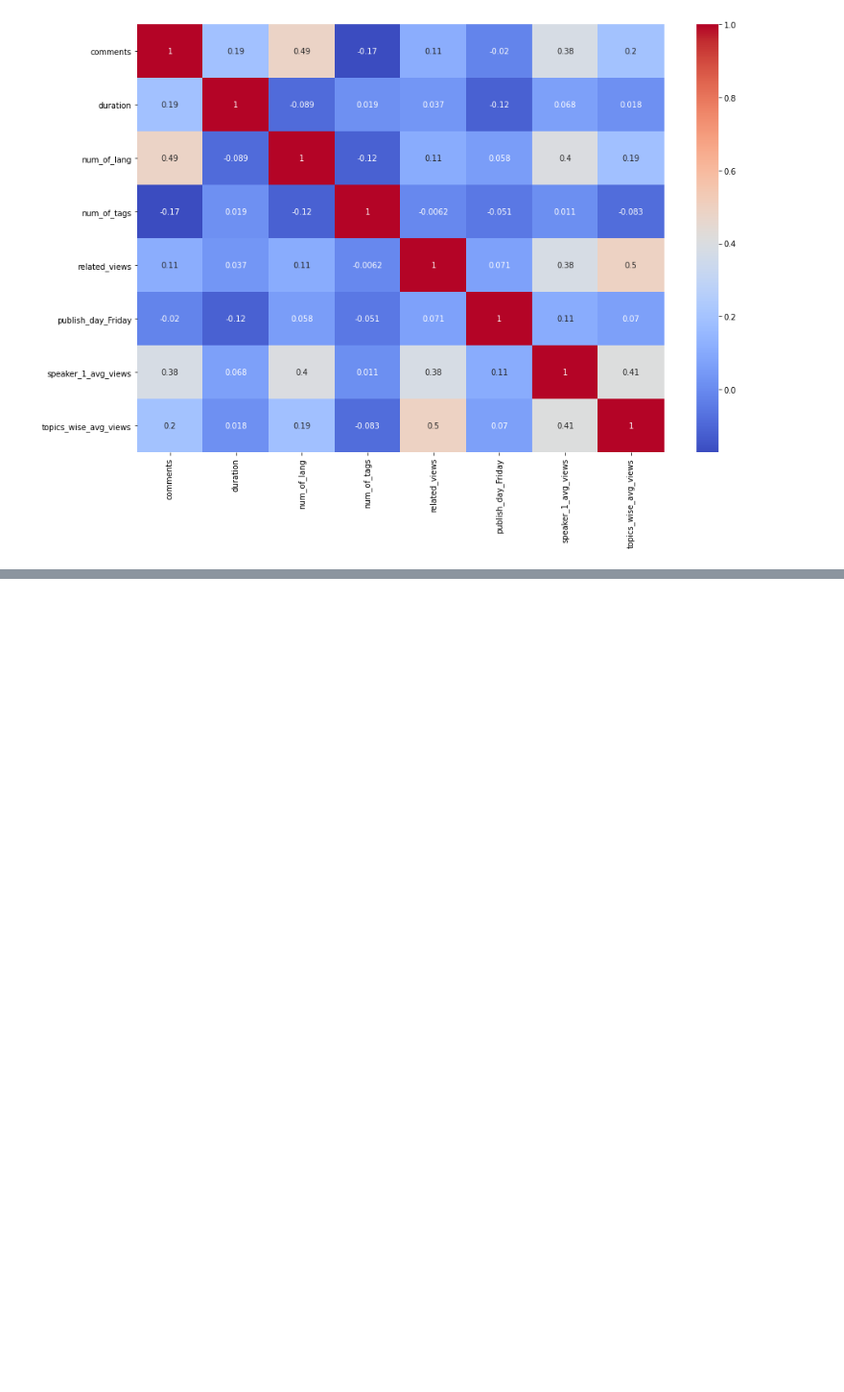
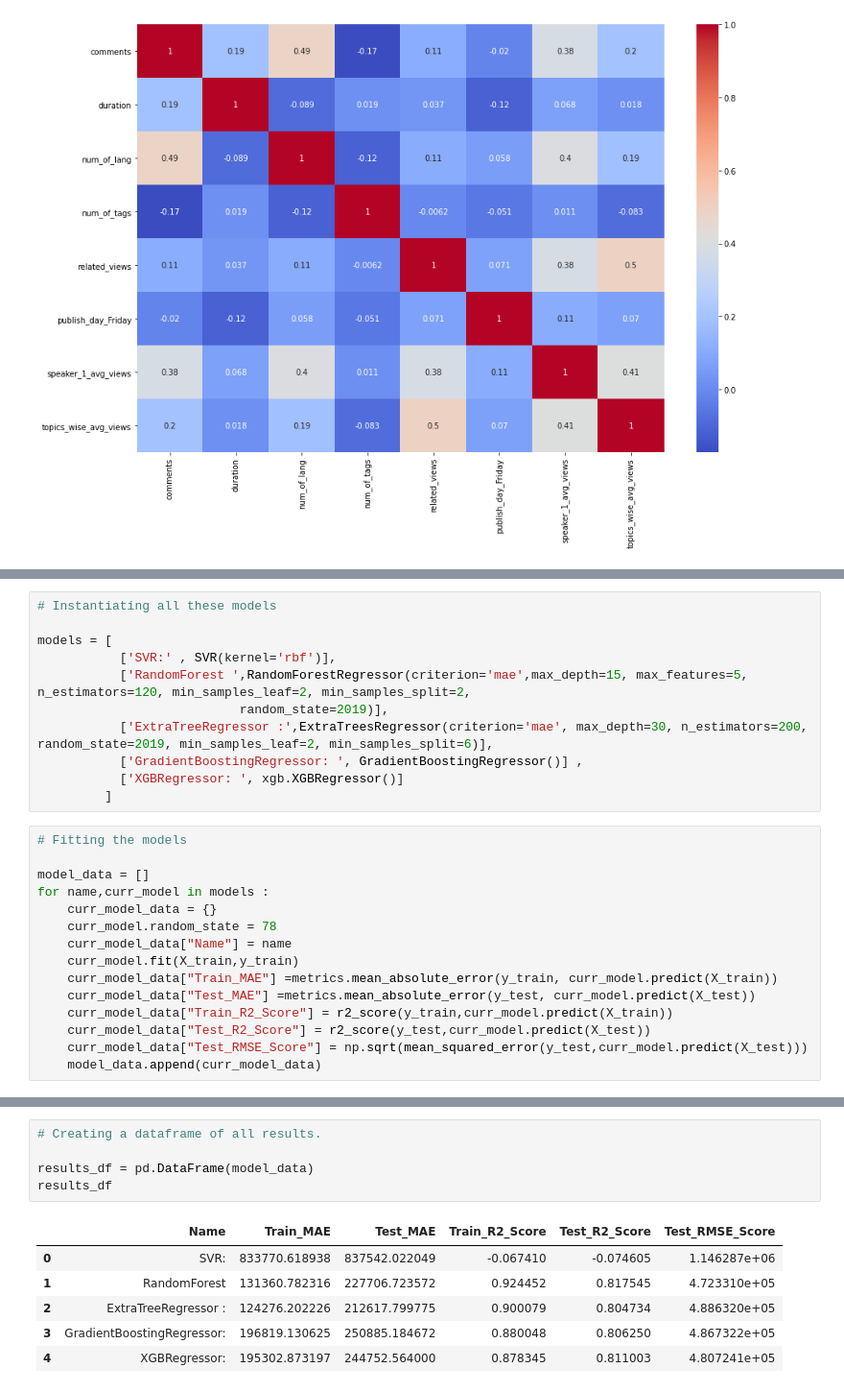
Before and after one commit to PuroshotamSingh/Ted-talk-views-prediction, a Jupyter notebook: Ted_Talk_Views_Prediction_Puroshotam_Singh_Capstone_Project_2.ipynb, the cells around one changed output, grey strips where cells are left out. Shown at 96% size. Saved outputs shown, nothing was run; the diff lists cells and outputs as text; blank space fills up the shorter version.

```diff
--- a/Ted_Talk_Views_Prediction_Puroshotam_Singh_Capstone_Project_2.ipynb
+++ b/Ted_Talk_Views_Prediction_Puroshotam_Singh_Capstone_Project_2.ipynb
@@ -946,0 +1444,26 @@ sns.heatmap(df_imp.corr(),annot=True, cmap='coolwarm')
+# %%
+# Instantiating all these models
+
+models = [
+           ['SVR:' , SVR(kernel='rbf')],
+           ['RandomForest ',RandomForestRegressor(criterion='mae',max_depth=15, max_features=5, n_estimators=120, min_samples_leaf=2, min_samples_split=2,
+                           random_state=2019)],
+           ['ExtraTreeRegressor :',ExtraTreesRegressor(criterion='mae', max_depth=30, n_estimators=200, random_state=2019, min_samples_leaf=2, min_samples_split=6)],
+           ['GradientBoostingRegressor: ', GradientBoostingRegressor()] ,
+           ['XGBRegressor: ', xgb.XGBRegressor()]
+         ]
+# %%
+# Fitting the models
+
+model_data = []
+for name,curr_model in models :
+    curr_model_data = {}
+    curr_model.random_state = 78
+    curr_model_data["Name"] = name
+    curr_model.fit(X_train,y_train)
+    curr_model_data["Train_MAE"] =metrics.mean_absolute_error(y_train, curr_model.predict(X_train))
+    curr_model_data["Test_MAE"] =metrics.mean_absolute_error(y_test, curr_model.predict(X_test))
+    curr_model_data["Train_R2_Score"] = r2_score(y_train,curr_model.predict(X_train))
+    curr_model_data["Test_R2_Score"] = r2_score(y_test,curr_model.predict(X_test))
+    curr_model_data["Test_RMSE_Score"] = np.sqrt(mean_squared_error(y_test,curr_model.predict(X_test)))
+    model_data.append(curr_model_data)
@@ -946,0 +1472,12 @@ sns.heatmap(df_imp.corr(),annot=True, cmap='coolwarm')
+# %%
+# Creating a dataframe of all results.
+
+results_df = pd.DataFrame(model_data)
+results_df
+# %% [output]
+|  | Name | Train_MAE | Test_MAE | Train_R2_Score | Test_R2_Score | Test_RMSE_Score |
+| 0 | SVR: | 833770.618938 | 837542.022049 | -0.067410 | -0.074605 | 1.146287e+06 |
+| 1 | RandomForest | 131360.782316 | 227706.723572 | 0.924452 | 0.817545 | 4.723310e+05 |
+| 2 | ExtraTreeRegressor : | 124276.202226 | 212617.799775 | 0.900079 | 0.804734 | 4.886320e+05 |
+| 3 | GradientBoostingRegressor: | 196819.130625 | 250885.184672 | 0.880048 | 0.806250 | 4.867322e+05 |
+| 4 | XGBRegressor: | 195302.873197 | 244752.564000 | 0.878345 | 0.811003 | 4.807241e+05 |
```
Also changed, not shown: parts of 55 cells of this notebook.
